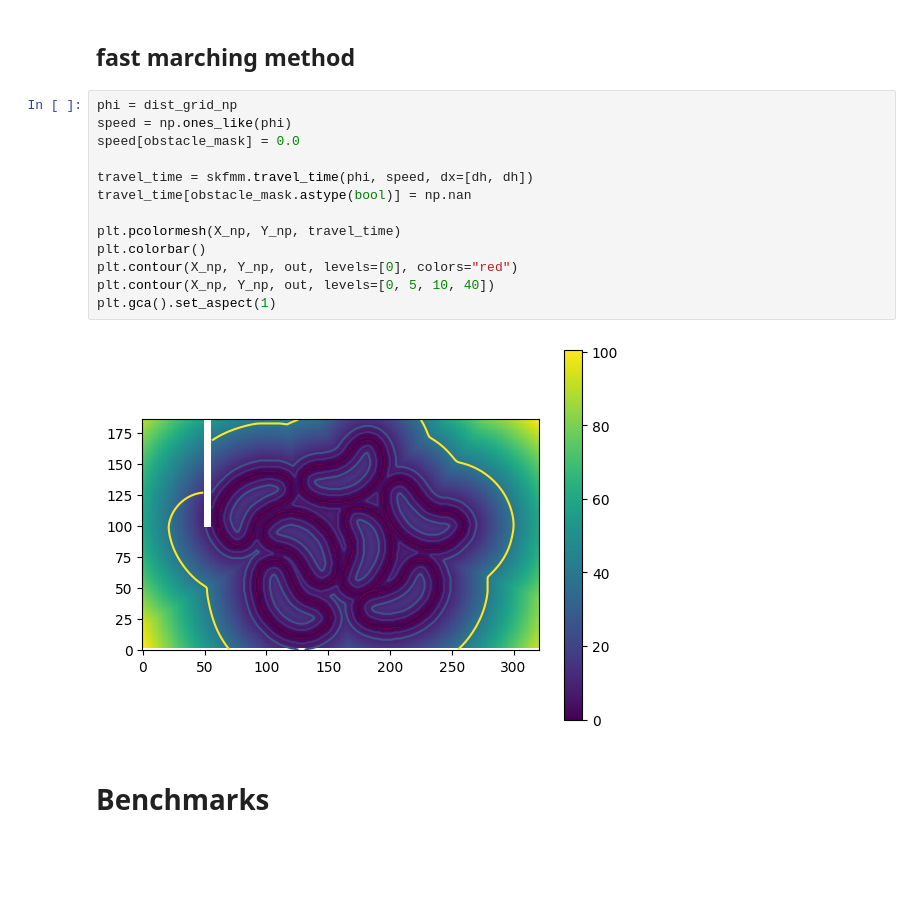
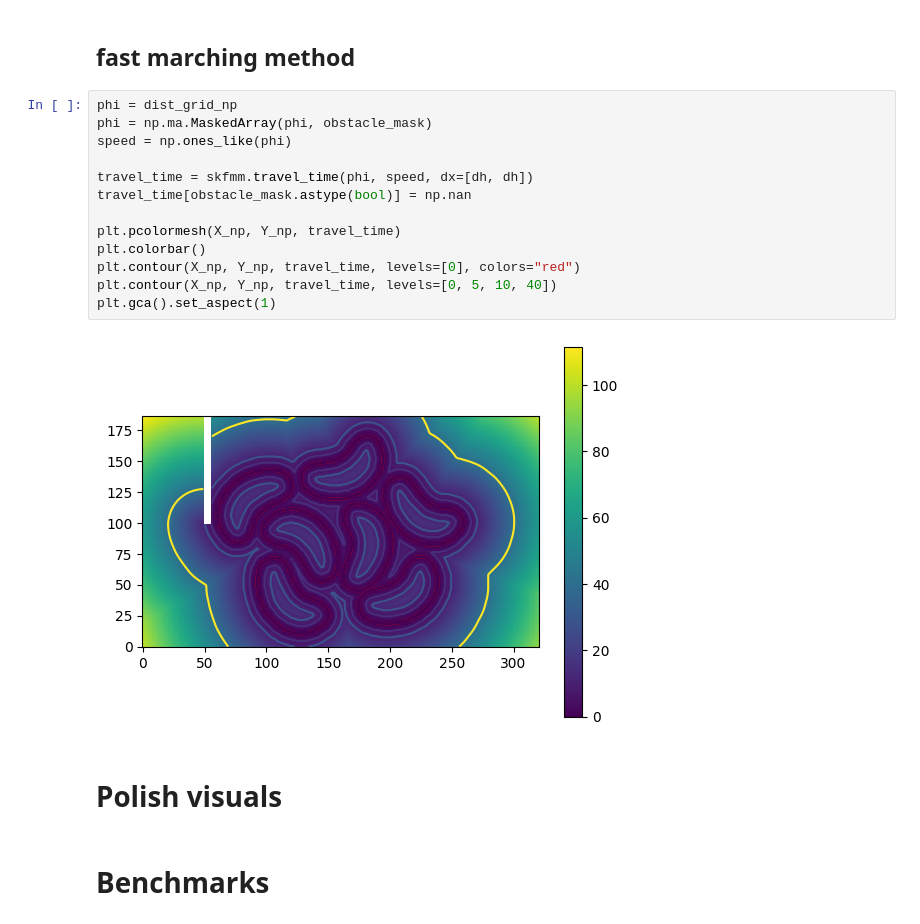
Before and after one commit to RohanGautam/fast_sweep_jax, a Jupyter notebook: demo.ipynb, the cells around one changed output. Cells and saved outputs as stored; diff of their text form; blank space fills up the shorter version.

```diff
--- a/demo.ipynb
+++ b/demo.ipynb
@@ -189,19 +195,21 @@ plt.gca().set_aspect(1)
 ## fast marching method
 # %%
 phi = dist_grid_np
+phi = np.ma.MaskedArray(phi, obstacle_mask)
 speed = np.ones_like(phi)
-speed[obstacle_mask] = 0.0
 
 travel_time = skfmm.travel_time(phi, speed, dx=[dh, dh])
 travel_time[obstacle_mask.astype(bool)] = np.nan
 
 plt.pcolormesh(X_np, Y_np, travel_time)
 plt.colorbar()
-plt.contour(X_np, Y_np, out, levels=[0], colors="red")
-plt.contour(X_np, Y_np, out, levels=[0, 5, 10, 40])
+plt.contour(X_np, Y_np, travel_time, levels=[0], colors="red")
+plt.contour(X_np, Y_np, travel_time, levels=[0, 5, 10, 40])
 plt.gca().set_aspect(1)
 # %% [output]
-[figure, old version]
+[figure, new version]
+# %% [markdown]
+# Polish visuals
 # %% [markdown]
 # Benchmarks
 # %%
```
Also changed, not shown: parts of 3 cells of this notebook.
